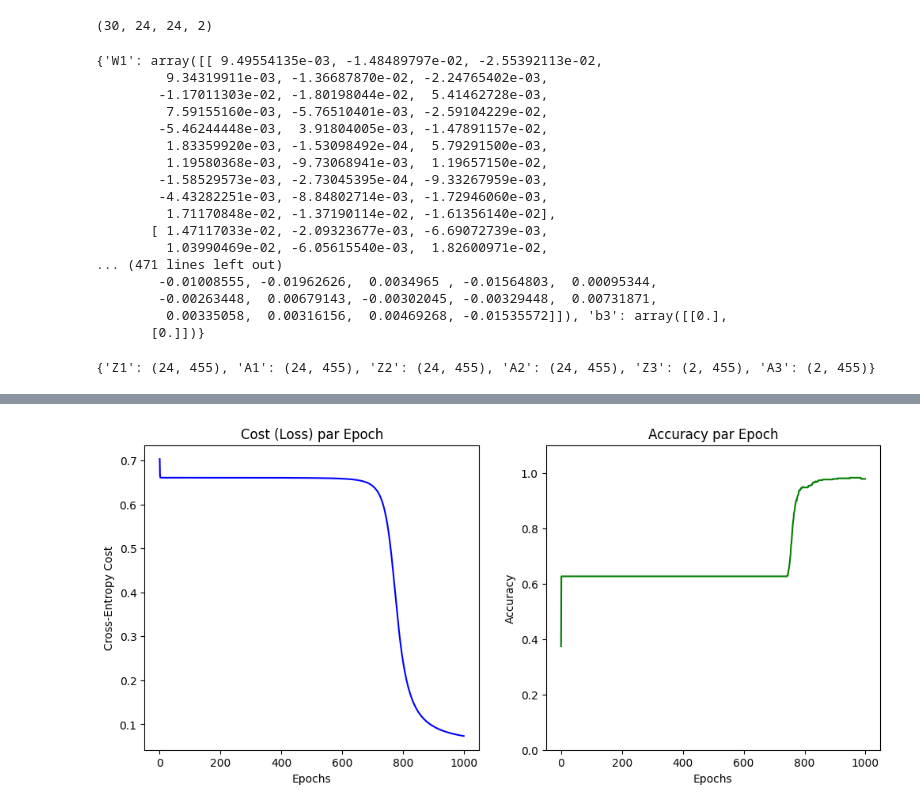
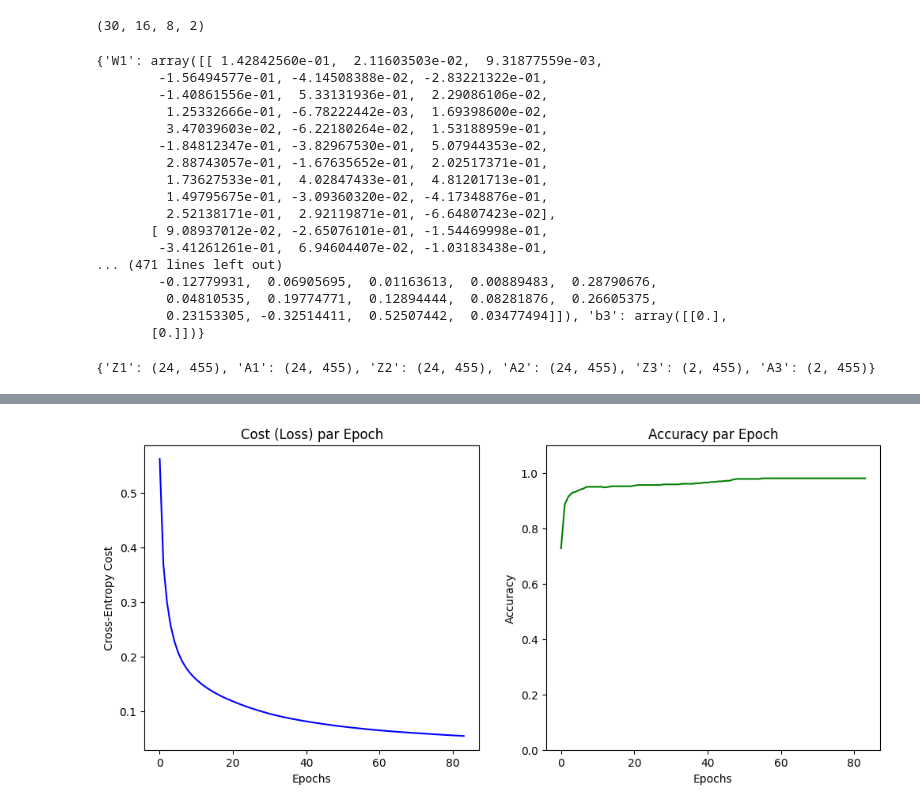
Before and after one commit to Machoub/multilayer_perceptron, a Jupyter notebook: mlp_train.ipynb, the cells around one changed output, grey strips where cells are left out. Drawn from its saved outputs; the diff is of its cells as text; code cells hidden in the pictures.

```diff
--- a/mlp_train.ipynb
+++ b/mlp_train.ipynb
@@ -59,22 +90,23 @@ def softmax(Z):
 def network_archi(X, y):
     n_input = X.shape[0]
     n_output = y.shape[0]
-    n_hidden1 = 24
-    n_hidden2 = 24
+    n_hidden1 = math.ceil((n_input + n_output) / 2)
+    n_hidden2 = math.ceil((n_input + n_output) / 4)
     return n_input, n_hidden1, n_hidden2, n_output
 
 print(network_archi(X, y))
 # %% [output]
-(30, 24, 24, 2)
+(30, 16, 8, 2)
 # %%
 def define_model(X, y):
     n_input, n_hidden1, n_hidden2, n_output = network_archi(X, y)
 
-    W1 = np.random.randn(n_hidden1, n_input) * 0.01
+    # He initialization for ReLU activations
+    W1 = np.random.randn(n_hidden1, n_input) * np.sqrt(2 / n_input)
     b1 = np.zeros((n_hidden1, 1))
-    W2 = np.random.randn(n_hidden2, n_hidden1) * 0.01
+    W2 = np.random.randn(n_hidden2, n_hidden1) * np.sqrt(2 / n_hidden1)
     b2 = np.zeros((n_hidden2, 1))
-    W3 = np.random.randn(n_output, n_hidden2) * 0.01
+    W3 = np.random.randn(n_output, n_hidden2) * np.sqrt(2 / n_hidden2)
     b3 = np.zeros((n_output, 1))
 
     parameters = {'W1': W1, 'b1': b1,
@@ -85,22 +117,22 @@ def define_model(X, y):
 params = define_model(X, y)
 print(params)
 # %% [output]
-{'W1': array([[ 9.49554135e-03, -1.48489797e-02, -2.55392113e-02,
-         9.34319911e-03, -1.36687870e-02, -2.24765402e-03,
-        -1.17011303e-02, -1.80198044e-02,  5.41462728e-03,
-         7.59155160e-03, -5.76510401e-03, -2.59104229e-02,
-        -5.46244448e-03,  3.91804005e-03, -1.47891157e-02,
-         1.83359920e-03, -1.53098492e-04,  5.79291500e-03,
-         1.19580368e-03, -9.73068941e-03,  1.19657150e-02,
-        -1.58529573e-03, -2.73045395e-04, -9.33267959e-03,
-        -4.43282251e-03, -8.84802714e-03, -1.72946060e-03,
-         1.71170848e-02, -1.37190114e-02, -1.61356140e-02],
-       [ 1.47117033e-02, -2.09323677e-03, -6.69072739e-03,
-         1.03990469e-02, -6.05615540e-03,  1.82600971e-02,
+{'W1': array([[ 1.42842560e-01,  2.11603503e-02,  9.31877559e-03,
+        -1.56494577e-01, -4.14508388e-02, -2.83221322e-01,
+        -1.40861556e-01,  5.33131936e-01,  2.29086106e-02,
+         1.25332666e-01, -6.78222442e-03,  1.69398600e-02,
+         3.47039603e-02, -6.22180264e-02,  1.53188959e-01,
+        -1.84812347e-01, -3.82967530e-01,  5.07944353e-02,
+         2.88743057e-01, -1.67635652e-01,  2.02517371e-01,
+         1.73627533e-01,  4.02847433e-01,  4.81201713e-01,
+         1.49795675e-01, -3.09360320e-02, -4.17348876e-01,
+         2.52138171e-01,  2.92119871e-01, -6.64807423e-02],
+       [ 9.08937012e-02, -2.65076101e-01, -1.54469998e-01,
+        -3.41261261e-01,  6.94604407e-02, -1.03183438e-01,
 ... (471 lines left out)
-        -0.01008555, -0.01962626,  0.0034965 , -0.01564803,  0.00095344,
-        -0.00263448,  0.00679143, -0.00302045, -0.00329448,  0.00731871,
-         0.00335058,  0.00316156,  0.00469268, -0.01535572]]), 'b3': array([[0.],
+        -0.12779931,  0.06905695,  0.01163613,  0.00889483,  0.28790676,
+         0.04810535,  0.19774771,  0.12894444,  0.08281876,  0.26605375,
+         0.23153305, -0.32514411,  0.52507442,  0.03477494]]), 'b3': array([[0.],
        [0.]])}
 # %%
 def forward_propagation(X, parameters):
@@ -109,11 +141,11 @@ def forward_propagation(X, parameters):
     W3, b3 = parameters['W3'], parameters['b3']
 
     Z1 = np.dot(W1, X) + b1
-    A1 = sigmoid(Z1) #1 / (1 + np.exp(-z1))
+    A1 = relu(Z1) # Changed from sigmoid to relu
     Z2 = np.dot(W2, A1) + b2
-    A2 = sigmoid(Z2) #1 / (1 + np.exp(-z2))
+    A2 = relu(Z2) # Changed from sigmoid to relu
     Z3 = np.dot(W3, A2) + b3
-    A3 = softmax(Z3) #1 / (1 + np.exp(-z3))
+    A3 = softmax(Z3)
 
     cache = {'Z1': Z1, 'A1': A1,
              'Z2': Z2, 'A2': A2,
@@ -134,16 +166,17 @@ def backward_propagation(X, y, parameters, cache):
     W3, b3 = parameters['W3'], parameters['b3']
 
     A1, A2, A3 = cache['A1'], cache['A2'], cache['A3']
+    Z1, Z2, Z3 = cache['Z1'], cache['Z2'], cache['Z3'] # Need Z for ReLU derivative
 
     dZ3 = A3 - y
     dW3 = (1/m) * np.dot(dZ3, A2.T)
     db3 = (1/m) * np.sum(dZ3, axis=1, keepdims=True)
 
-    dZ2 = np.dot(W3.T, dZ3) * sigmoid(A2, derivative=True)
+    dZ2 = np.dot(W3.T, dZ3) * relu(Z2, derivative=True) # Changed from sigmoid(A2, derivative=True) to relu(Z2, derivative=True)
     dW2 = (1/m) * np.dot(dZ2, A1.T)
     db2 = (1/m) * np.sum(dZ2, axis=1, keepdims=True)
 
-    dZ1 = np.dot(W2.T, dZ2) * sigmoid(A1, derivative=True)
+    dZ1 = np.dot(W2.T, dZ2) * relu(Z1, derivative=True) # Changed from sigmoid(A1, derivative=True) to relu(Z1, derivative=True)
     dW1 = (1/m) * np.dot(dZ1, X.T)
     db1 = (1/m) * np.sum(dZ1, axis=1, keepdims=True)
 
@@ -226,7 +259,7 @@ def mlp(X, y, epochs=100):
 
   return params, cost_history, accuracy_history
 # %%
-model, cost, acc = mlp(X, y, 1000)
+model, cost, acc = mlp(X, y, 84)
 fig, (ax1, ax2) = plt.subplots(1, 2, figsize=(12, 5))
 
 # Graphique 1 : La Loss (Doit descendre)
@@ -264 +297 @@ Epoch 995: Cost = 0.0739 | Accuracy = 97.80%
-[figure, old version]
+[figure, new version]
```
Also changed, not shown: parts of 4 cells of this notebook.
